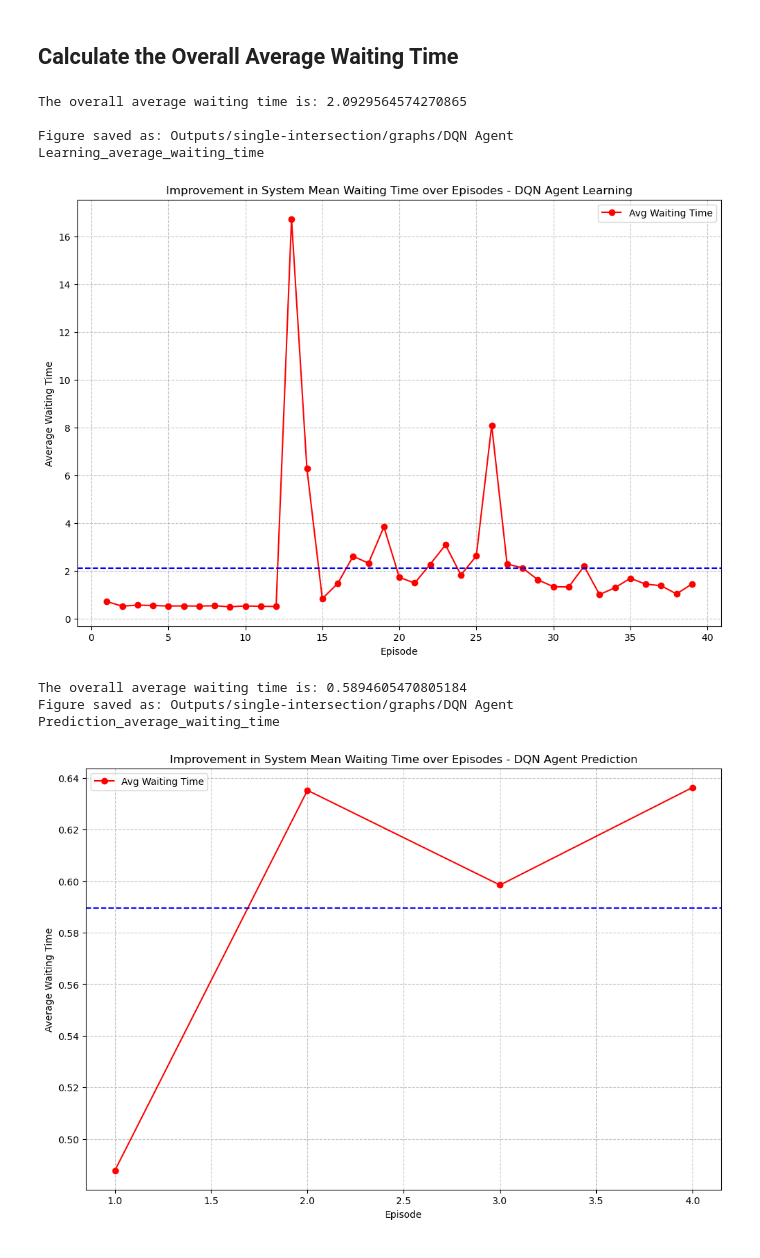
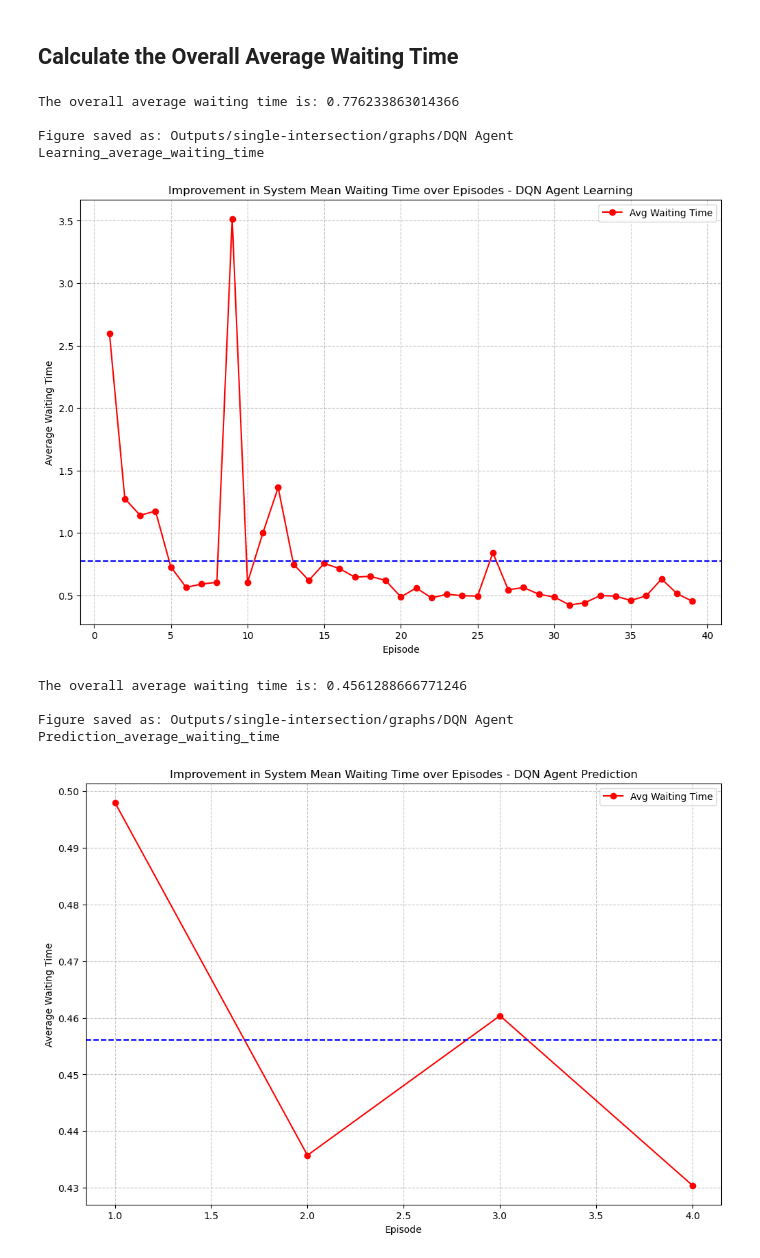
Before and after one commit to matand380/Traffic_Tune_POC, a Jupyter notebook: Traffic_Tune_POC_final.ipynb, the cells around one changed output. Drawn from its saved outputs; the diff is of its cells as text; code cells hidden in the pictures.

```diff
--- a/Traffic_Tune_POC_final.ipynb
+++ b/Traffic_Tune_POC_final.ipynb
@@ -409,37 +409,38 @@ def plot_average_waiting_time(file_path, episodes, title):
 
     for episode in episodes:
         episode_file_path = f'{file_path}_ep{episode}.csv'
         data = pd.read_csv(episode_file_path)
         average_waiting_time = data['system_mean_waiting_time'].mean()
         mean_average_waiting_time += average_waiting_time
         list_of_average.append(average_waiting_time)
 
     overall_mean_average_waiting_time = mean_average_waiting_time / len(episodes)
     print(f'The overall average waiting time is: {overall_mean_average_waiting_time}\n')
 
     plt.figure(figsize=(12, 8))
     plt.plot(episodes, list_of_average, marker='o', linestyle='-', color='r', label='Avg Waiting Time')
     plt.xlabel('Episode')
     plt.ylabel('Average Waiting Time')
     plt.title(f'Improvement in System Mean Waiting Time over Episodes - {title}')
     plt.grid(True, linestyle='--', alpha=0.7)
     plt.legend()
     plt.axhline(y=overall_mean_average_waiting_time, color='b', linestyle='--', label='Average Waiting Time')
     save_figures('Outputs/single-intersection/graphs', f'{title}_average_waiting_time')
     plt.show()
 
-agent_file_path = 'Outputs/single-intersection/DQN_Agent_Training/dqn_20240614_101006_conn12'
-agen_prediction_file_path = "Outputs/single-intersection/DQN_Agent_Prediction/dqn_20240614_101006_conn13"
+agent_file_path = 'Outputs/single-intersection/DQN_Agent_Training/dqn_20240614_104927_conn17'
+agen_prediction_file_path = "Outputs/single-intersection/DQN_Agent_Prediction/dqn_20240614_104927_conn18"
 episods_learning_phase = range(1, 40) # Change the range as needed
 episods_prediction_phase = range(1, 5) # Change the range as needed
 
 plot_average_waiting_time(agent_file_path, episods_learning_phase, 'DQN Agent Learning')
 plot_average_waiting_time(agen_prediction_file_path, episods_prediction_phase, 'DQN Agent Prediction')
 # %% [output]
-The overall average waiting time is: 2.0929564574270865
+The overall average waiting time is: 0.776233863014366
 
 Figure saved as: Outputs/single-intersection/graphs/DQN Agent Learning_average_waiting_time
-[figure, old version]
+[figure, new version]
-The overall average waiting time is: 0.5894605470805184
+The overall average waiting time is: 0.4561288666771246
+
 Figure saved as: Outputs/single-intersection/graphs/DQN Agent Prediction_average_waiting_time
-[figure, old version]
+[figure, new version]
```
Also changed, not shown: parts of 5 cells of this notebook, 1 other file.
